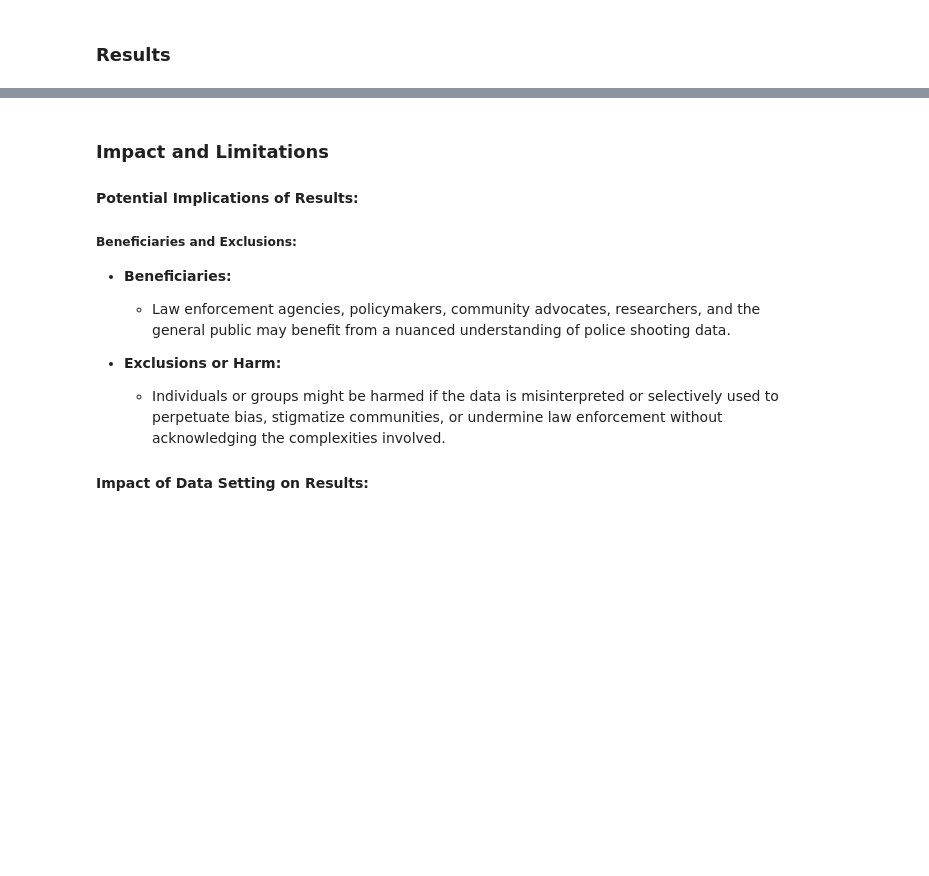
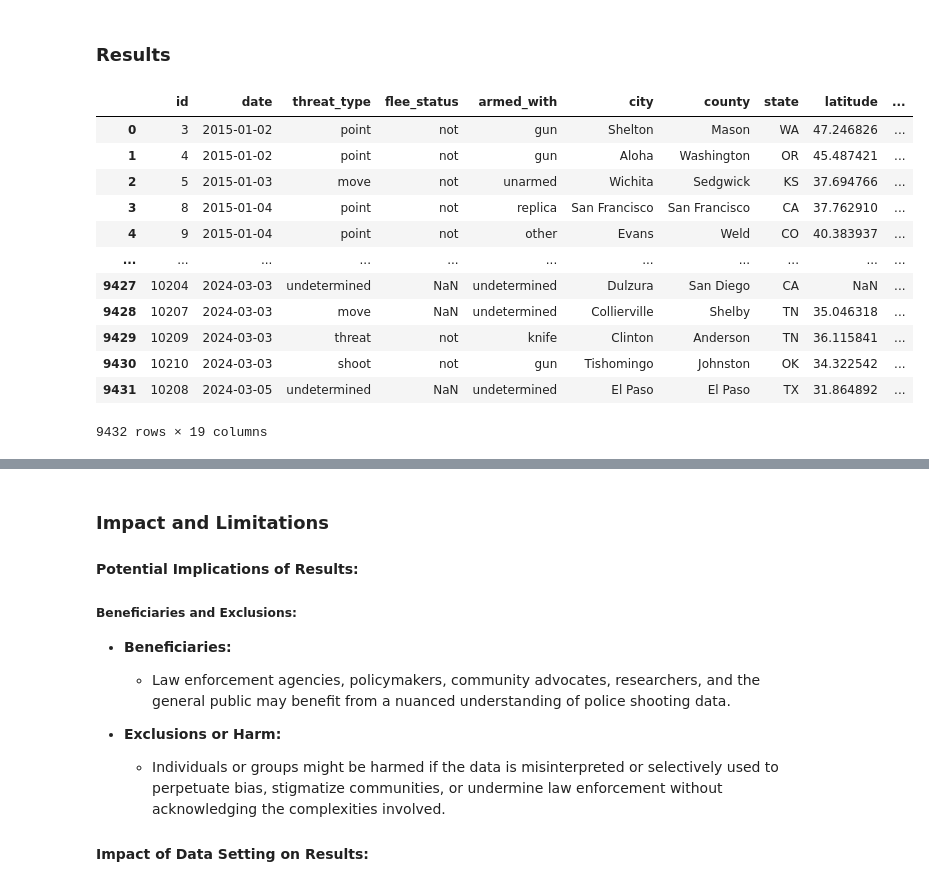
Before and after one commit to nicklo0531/cse163_project, a Jupyter notebook: document.ipynb, the cells around one changed output, grey strips where cells are left out. Saved outputs shown, nothing was run; the diff lists cells and outputs as text; code cells hidden in the pictures; blank space fills up the shorter version.

```diff
--- a/document.ipynb
+++ b/document.ipynb
@@ -54,3 +54,22 @@ _There are three ways the context of the dataset might complicate or deepen the
 9. Work Together: Collaborate using JupyterHub for shared coding sessions, Zoom for discussions, and git for version control and code sharing.
 # %% [markdown]
 ### Results
+# %%
+# What the data looks like
+csv_file_path = "data/fatal-police-shootings-data.csv"
+csv_df = pd.read_csv(csv_file_path)
+csv_df
+# %% [output]
+|  | id | date | threat_type | flee_status | armed_with | city | county | state | latitude | ... |
+| 0 | 3 | 2015-01-02 | point | not | gun | Shelton | Mason | WA | 47.246826 | ... |
+| 1 | 4 | 2015-01-02 | point | not | gun | Aloha | Washington | OR | 45.487421 | ... |
+| 2 | 5 | 2015-01-03 | move | not | unarmed | Wichita | Sedgwick | KS | 37.694766 | ... |
+| 3 | 8 | 2015-01-04 | point | not | replica | San Francisco | San Francisco | CA | 37.762910 | ... |
+| 4 | 9 | 2015-01-04 | point | not | other | Evans | Weld | CO | 40.383937 | ... |
+| ... | ... | ... | ... | ... | ... | ... | ... | ... | ... | ... |
+| 9427 | 10204 | 2024-03-03 | undetermined | NaN | undetermined | Dulzura | San Diego | CA | NaN | ... |
+| 9428 | 10207 | 2024-03-03 | move | NaN | undetermined | Collierville | Shelby | TN | 35.046318 | ... |
+| 9429 | 10209 | 2024-03-03 | threat | not | knife | Clinton | Anderson | TN | 36.115841 | ... |
+| 9430 | 10210 | 2024-03-03 | shoot | not | gun | Tishomingo | Johnston | OK | 34.322542 | ... |
+| 9431 | 10208 | 2024-03-05 | undetermined | NaN | undetermined | El Paso | El Paso | TX | 31.864892 | ... |
+9432 rows × 19 columns
```
Also changed, not shown: parts of 9 cells of this notebook.
